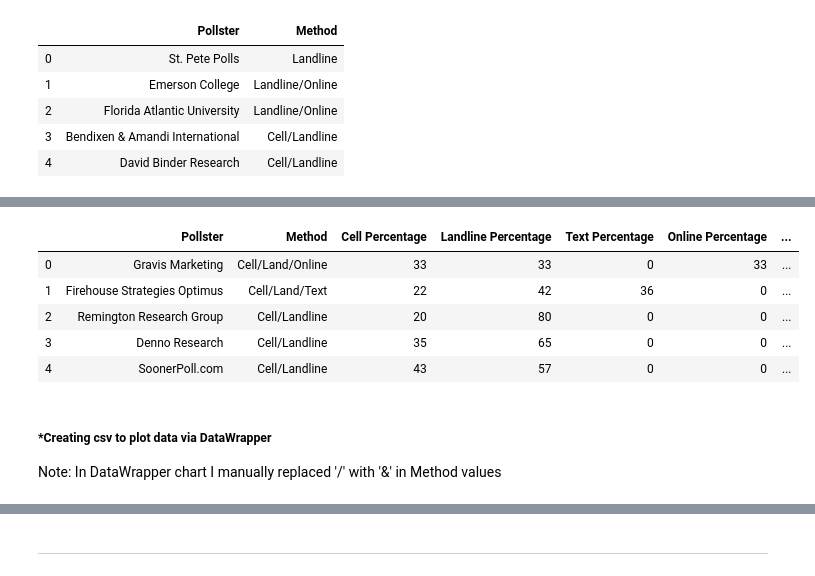
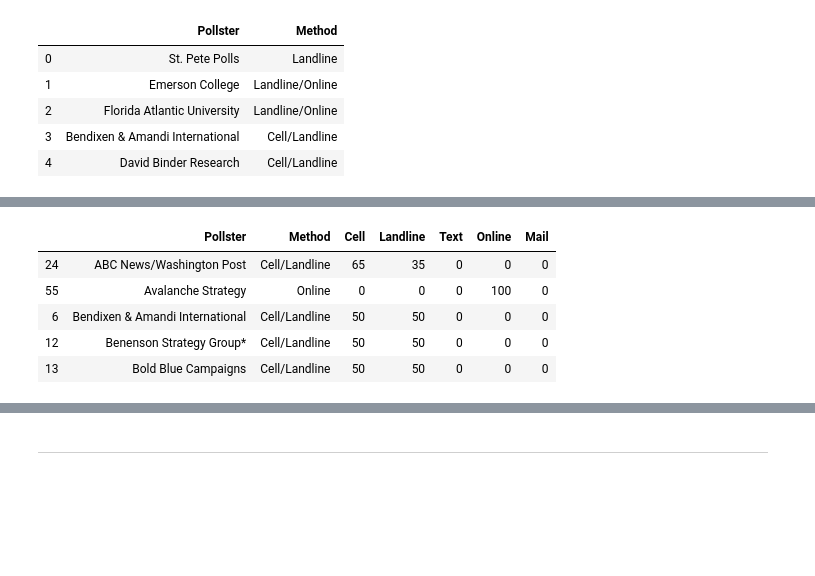
Before and after one commit to hassenmorad/Democratic-Primaries, a Jupyter notebook: Polls/Poll Methods.ipynb, the cells around one changed output, grey strips where cells are left out. Drawn from its saved outputs; the diff is of its cells as text; code cells hidden in the pictures; blank space fills up the shorter version.

```diff
--- a/Polls/Poll Methods.ipynb
+++ b/Polls/Poll Methods.ipynb
@@ -133,0 +98,7 @@ State: 44
+# %%
+pollsters_list = []
+for polls_dict in [national_polls_dict, state_polls_dict]:
+    for key in polls_dict:
+        for val in polls_dict[key]:
+            pollsters_list.append(val)
+print(len(set(pollsters_list)))
@@ -148,10 +122,10 @@ len(state.Pollster.unique())
 pollster_list = []
 type_list = []
 
-for key in state_polls:
-    for val in state_polls[key]:
+for key in state_polls_dict:
+    for val in state_polls_dict[key]:
         pollster_list.append(val)
-    type_list.extend(np.full(len(state_polls[key]), key))
+    type_list.extend(np.full(len(state_polls_dict[key]), key))
 # %%
 state_df = pd.DataFrame({'Pollster':pollster_list, 'Method':type_list})
 state_df.head(1)
@@ -162,10 +138,10 @@ state_df.head(1)
 pollster_list = []
 type_list = []
 
-for key in national_polls:
-    for val in national_polls[key]:
+for key in national_polls_dict:
+    for val in national_polls_dict[key]:
         pollster_list.append(val)
-    type_list.extend(np.full(len(national_polls[key]), key))
+    type_list.extend(np.full(len(national_polls_dict[key]), key))
 # %%
 national_df = pd.DataFrame({'Pollster':pollster_list, 'Method':type_list})
 national_df.head(1)
@@ -288,14 +274,15 @@ combined = combined.replace({-1:50}).sort_values(['Method', 'Landline Percentage
 combined.Pollster = combined.Pollster.replace({'Ipsos':'CNN/Ipsos', 'Selzer & Co.':'CNN/Des Moines Register (Selzer & Co.)',
                                            'Suffolk University':'Suffolk University/USA Today', 'Ipsos':'Reuters/Ipsos'})
+# %%
+combined = combined.sort_values('Pollster').rename({'Cell Percentage':'Cell', 'Landline Percentage':'Landline',
+                                                    'Text Percentage':'Text', 'Online Percentage':'Online',
+                                                    'Mail Percentage':'Mail'}, axis=1)
 # %%
-combined[:5]
+combined.head()
 # %% [output]
-|  | Pollster | Method | Cell Percentage | Landline Percentage | Text Percentage | Online Percentage | ... |
-| 0 | Gravis Marketing | Cell/Land/Online | 33 | 33 | 0 | 33 | ... |
-| 1 | Firehouse Strategies Optimus | Cell/Land/Text | 22 | 42 | 36 | 0 | ... |
-| 2 | Remington Research Group | Cell/Landline | 20 | 80 | 0 | 0 | ... |
-| 3 | Denno Research | Cell/Landline | 35 | 65 | 0 | 0 | ... |
-| 4 | SoonerPoll.com | Cell/Landline | 43 | 57 | 0 | 0 | ... |
+|  | Pollster | Method | Cell | Landline | Text | Online | Mail |
+| 24 | ABC News/Washington Post | Cell/Landline | 65 | 35 | 0 | 0 | 0 |
+| 55 | Avalanche Strategy | Online | 0 | 0 | 0 | 100 | 0 |
+| 6 | Bendixen & Amandi International | Cell/Landline | 50 | 50 | 0 | 0 | 0 |
+| 12 | Benenson Strategy Group* | Cell/Landline | 50 | 50 | 0 | 0 | 0 |
+| 13 | Bold Blue Campaigns | Cell/Landline | 50 | 50 | 0 | 0 | 0 |
-# %% [markdown]
-##### *Creating csv to plot data via DataWrapper
-Note: In DataWrapper chart I manually replaced '/' with '&' in Method values
```
Also changed, not shown: parts of 47 cells of this notebook, 1 other file.
